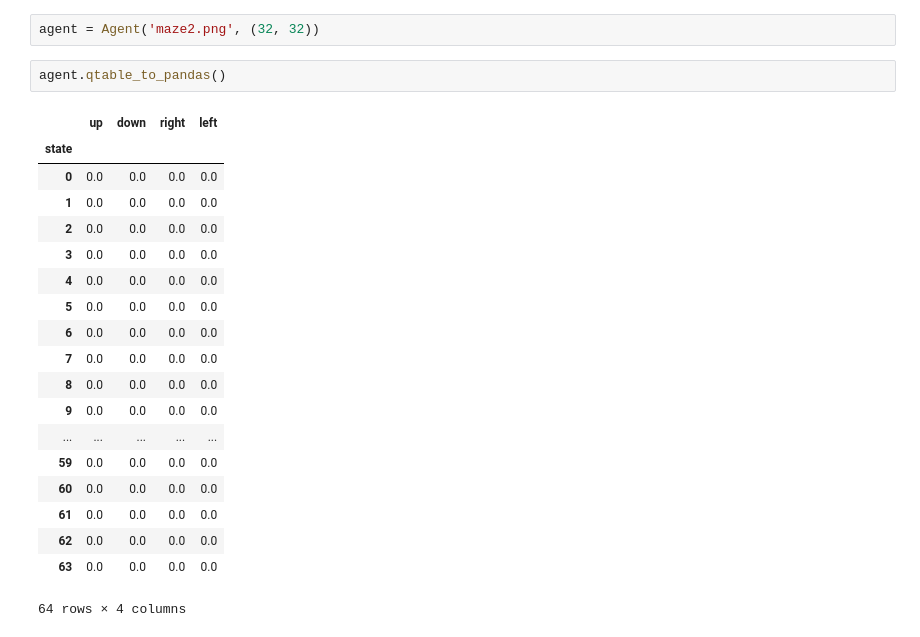
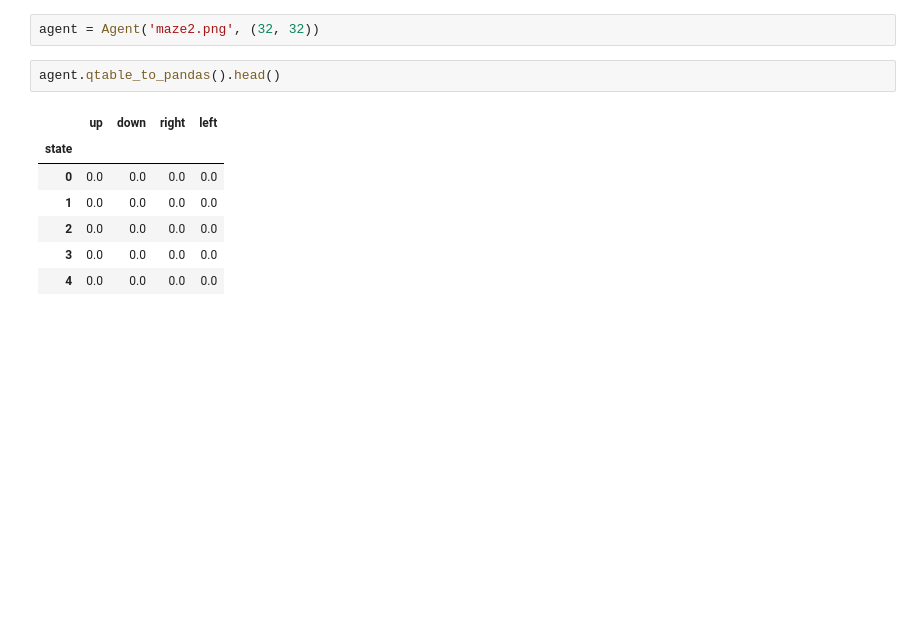
Before and after one commit to SKROLL26/qlearning-maze, a Jupyter notebook: Q Learning Maze.ipynb, the cells around one changed output. Cells and saved outputs as stored; diff of their text form; blank space fills up the shorter version.

```diff
--- a/Q Learning Maze.ipynb
+++ b/Q Learning Maze.ipynb
@@ -109,27 +135,15 @@ class Agent:
 # %%
 agent = Agent('maze2.png', (32, 32))
 # %%
-agent.qtable_to_pandas()
+agent.qtable_to_pandas().head()
 # %% [output]
 |  | up | down | right | left |
 | state |  |  |  |  |
 | 0 | 0.0 | 0.0 | 0.0 | 0.0 |
 | 1 | 0.0 | 0.0 | 0.0 | 0.0 |
 | 2 | 0.0 | 0.0 | 0.0 | 0.0 |
 | 3 | 0.0 | 0.0 | 0.0 | 0.0 |
 | 4 | 0.0 | 0.0 | 0.0 | 0.0 |
-| 5 | 0.0 | 0.0 | 0.0 | 0.0 |
-| 6 | 0.0 | 0.0 | 0.0 | 0.0 |
-| 7 | 0.0 | 0.0 | 0.0 | 0.0 |
-| 8 | 0.0 | 0.0 | 0.0 | 0.0 |
-| 9 | 0.0 | 0.0 | 0.0 | 0.0 |
-| ... | ... | ... | ... | ... |
-| 59 | 0.0 | 0.0 | 0.0 | 0.0 |
-| 60 | 0.0 | 0.0 | 0.0 | 0.0 |
-| 61 | 0.0 | 0.0 | 0.0 | 0.0 |
-| 62 | 0.0 | 0.0 | 0.0 | 0.0 |
-| 63 | 0.0 | 0.0 | 0.0 | 0.0 |
-64 rows × 4 columns
 # %%
 agent.learn()
 # %% [output]
```
Also changed, not shown: parts of 12 cells of this notebook, 3 other files.
